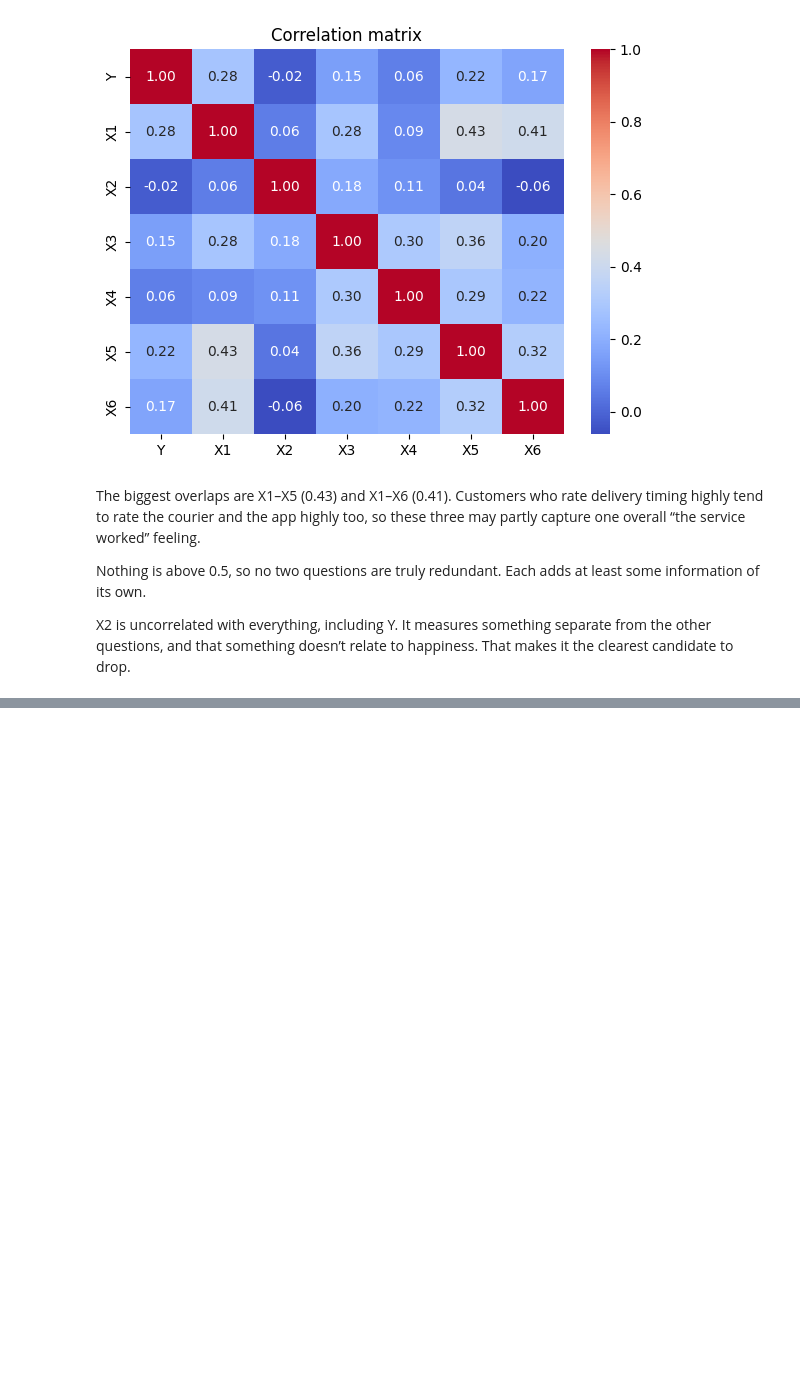
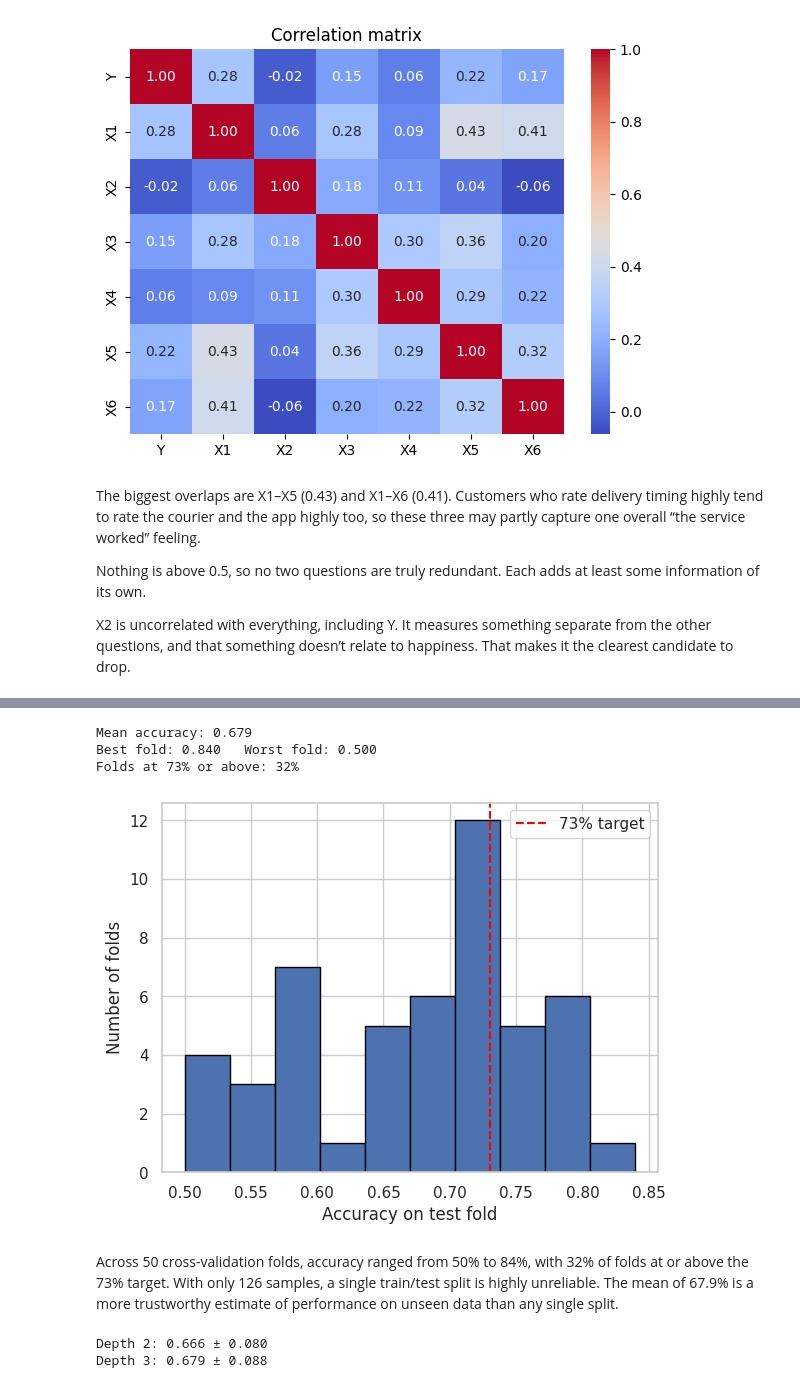
Before and after one commit to evanmccarthy216/h96ahNh2WKWrsjlT, a Jupyter notebook: customer_happinessl.ipynb, the cells around one changed output, grey strips where cells are left out. Drawn from its saved outputs; the diff is of its cells as text; code cells hidden in the pictures; blank space fills up the shorter version.

```diff
--- a/customer_happinessl.ipynb
+++ b/customer_happinessl.ipynb
@@ -151,0 +200,20 @@ X2 is uncorrelated with everything, including Y. It measures something separate
+# %%
+from itertools import combinations
+
+features = ["X1", "X2", "X3", "X4", "X5", "X6"]
+
+search_models = {
+    "Logistic Regression": make_pipeline(StandardScaler(), LogisticRegression()),
+    "Decision Tree": DecisionTreeClassifier(max_depth=3, random_state=42),
+    "Random Forest": RandomForestClassifier(n_estimators=100, max_depth=4, random_state=42),
+}
+
+subset_results = []
+for k in range(1, 7):
+    for subset in combinations(features, k):
+        for name, model in search_models.items():
+            scores = cross_val_score(model, X[list(subset)], y, cv=cv, scoring="accuracy")
+            subset_results.append((", ".join(subset), k, name, scores.mean(), scores.std()))
+
+subset_df = pd.DataFrame(subset_results, columns=["Features", "Num features", "Model", "Mean accuracy", "Std"])
+subset_df.sort_values("Mean accuracy", ascending=False).head(15).round(3)
@@ -151,0 +290,28 @@ X2 is uncorrelated with everything, including Y. It measures something separate
+# %%
+final_scores = cross_val_score(final_model, X[final_features], y, cv=cv, scoring="accuracy")
+
+print(f"Mean accuracy: {final_scores.mean():.3f}")
+print(f"Best fold: {final_scores.max():.3f}   Worst fold: {final_scores.min():.3f}")
+print(f"Folds at 73% or above: {(final_scores >= 0.73).mean():.0%}")
+
+plt.hist(final_scores, bins=10, edgecolor="black")
+plt.axvline(0.73, color="red", linestyle="--", label="73% target")
+plt.xlabel("Accuracy on test fold")
+plt.ylabel("Number of folds")
+plt.legend()
+plt.show()
+# %% [output]
+Mean accuracy: 0.679
+Best fold: 0.840   Worst fold: 0.500
+Folds at 73% or above: 32%
+[figure, added]
+# %% [markdown]
+Across 50 cross-validation folds, accuracy ranged from 50% to 84%, with 32% of folds at or above the 73% target. With only 126 samples, a single train/test split is highly unreliable. The mean of 67.9% is a more trustworthy estimate of performance on unseen data than any single split.
+# %%
+simple_model = DecisionTreeClassifier(max_depth=2, min_samples_leaf=10, random_state=42)
+simple_scores = cross_val_score(simple_model, X[final_features], y, cv=cv, scoring="accuracy")
+print(f"Depth 2: {simple_scores.mean():.3f} ± {simple_scores.std():.3f}")
+print(f"Depth 3: {final_scores.mean():.3f} ± {final_scores.std():.3f}")
+# %% [output]
+Depth 2: 0.666 ± 0.080
+Depth 3: 0.679 ± 0.088
```
Also changed, not shown: parts of 10 cells of this notebook.
